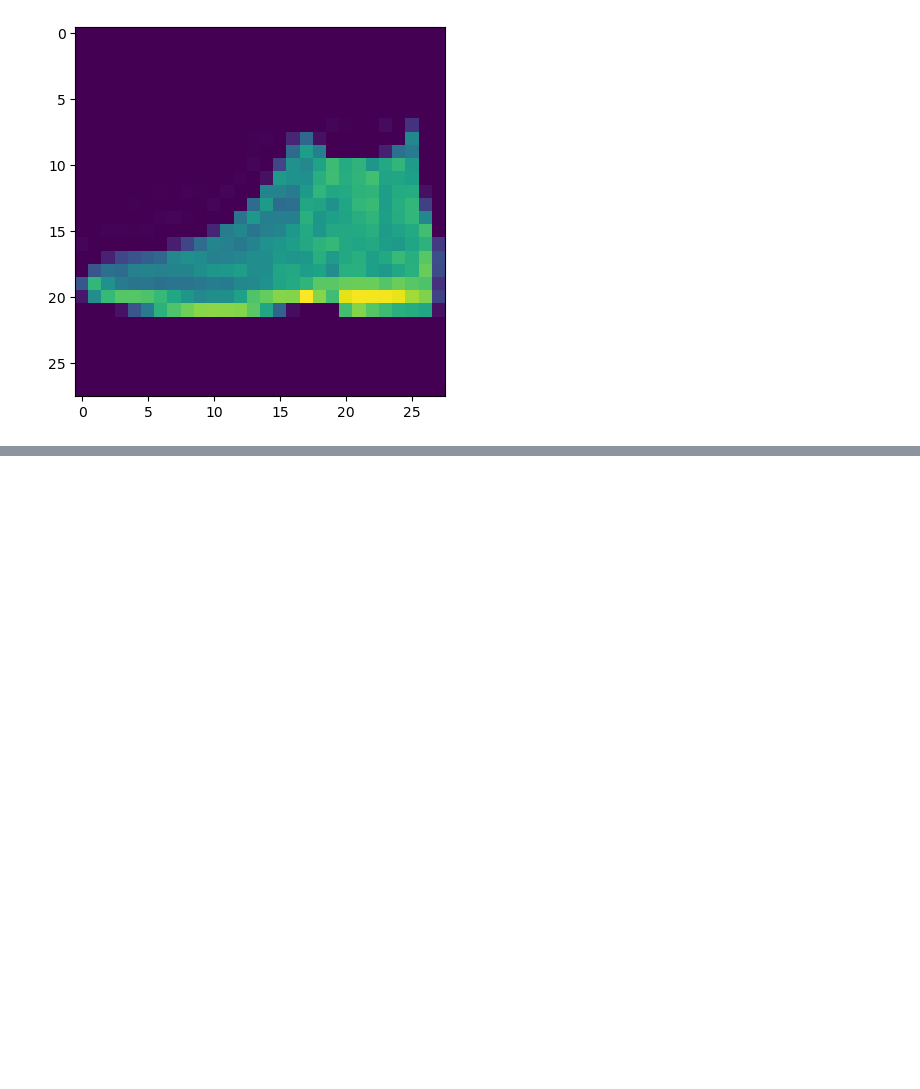
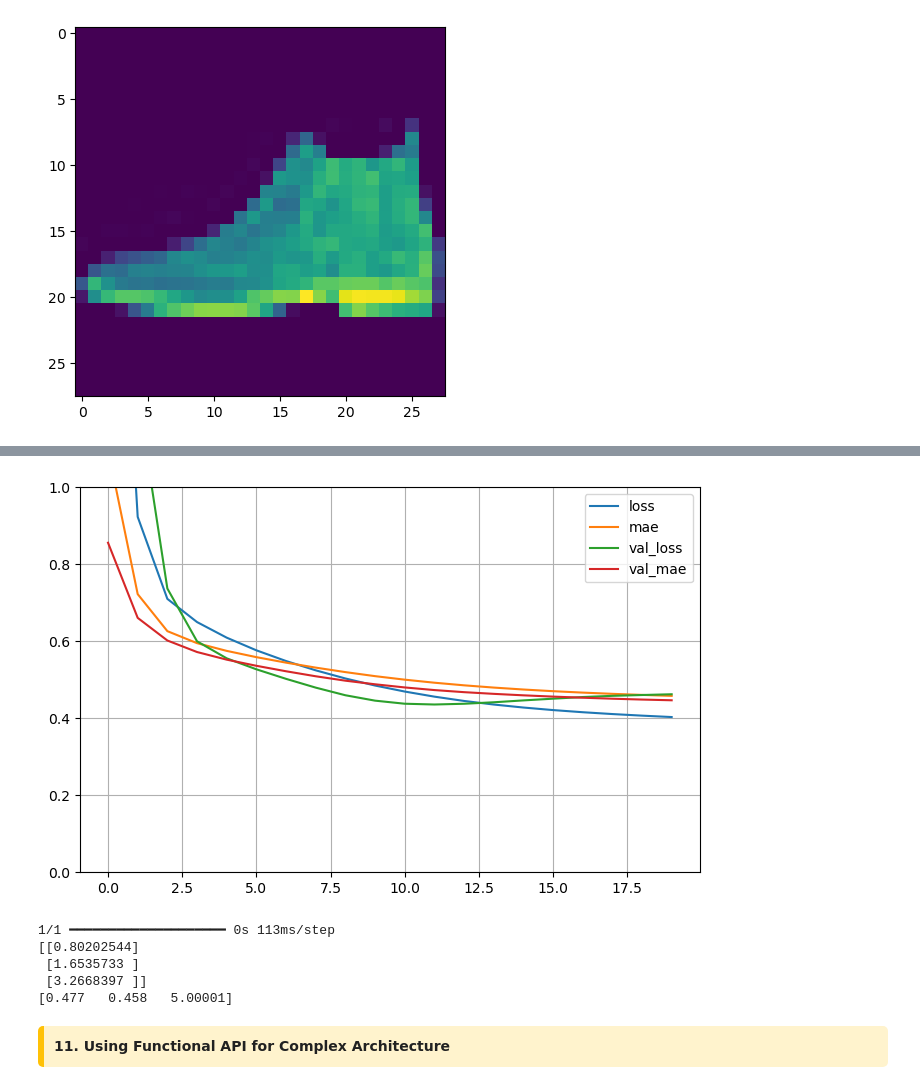
Before and after one commit to gali-jithendra/LEARNINGS, a Jupyter notebook: 6_DEEP_LEARNING/A1_KERAS_AND_TENSORFLOW.ipynb, the cells around one changed output, grey strips where cells are left out. Drawn from its saved outputs; the diff is of its cells as text; code cells hidden in the pictures; blank space fills up the shorter version.

```diff
--- a/6_DEEP_LEARNING/A1_KERAS_AND_TENSORFLOW.ipynb
+++ b/6_DEEP_LEARNING/A1_KERAS_AND_TENSORFLOW.ipynb
@@ -547,0 +624,13 @@ plt.imshow(x_test[0])
+# %%
+from sklearn.preprocessing import StandardScaler
+
+scaler = StandardScaler()
+X_train = scaler.fit_transform(X_train)
+X_valid = scaler.transform(X_valid)
+X_test = scaler.transform(X_test)
+
+#Scaler is trained on training data only because we do not want information
+#from test set or validation set to influence model training
+
+#fit_transform() learns the scaling parameters (mean, std) from the data and transforms it,
+#while transform() uses the already learned parameters to scale new data without recalculating them.
@@ -547,0 +652,7 @@ plt.imshow(x_test[0])
+# %%
+model = keras.models.Sequential([
+    keras.layers.Dense(30, activation="relu", input_shape=[8]), #1st dense layer
+    keras.layers.Dense(30, activation="relu"), #2nd dense layer
+    keras.layers.Dense(1) #output layer
+])
+#keras.layers.Dense(30, activation="relu", input_shape=X_train.shape[1:])
@@ -547,0 +663,4 @@ plt.imshow(x_test[0])
+# %%
+model.compile(loss="mean_squared_error",
+              optimizer=keras.optimizers.SGD(learning_rate=0.001), #lr-learning rate
+              metrics = ['mae']) #mae - mean absolute error
@@ -547,0 +669,2 @@ plt.imshow(x_test[0])
+# %%
+model_history = model.fit(X_train, y_train, epochs=20, validation_data=(X_valid, y_valid))
@@ -547,0 +679,29 @@ plt.imshow(x_test[0])
+# %%
+pd.DataFrame(model_history.history).plot(figsize=(8,5))
+plt.grid(True)
+plt.gca().set_ylim(0,1)
+plt.show()
+# %% [output]
+[figure, added]
+# %%
+X_new = X_test[:3]
+
+y_pred = model.predict(X_new)
+print(y_pred)
+print(y_test[:3])
+# %% [output]
+1/1 ━━━━━━━━━━━━━━━━━━━━ 0s 113ms/step
+[[0.80202544]
+ [1.6535733 ]
+ [3.2668397 ]]
+[0.477   0.458   5.00001]
+# %% [markdown]
+<div style="
+background-color:#fff3cd;
+border-left:6px solid #ffc107;
+padding:10px;
+border-radius:5px;">
+<b>11. Using Functional API for Complex Architecture</b>
+
+
+</div>
```
Also changed, not shown: parts of 62 cells of this notebook, 30 other files.
